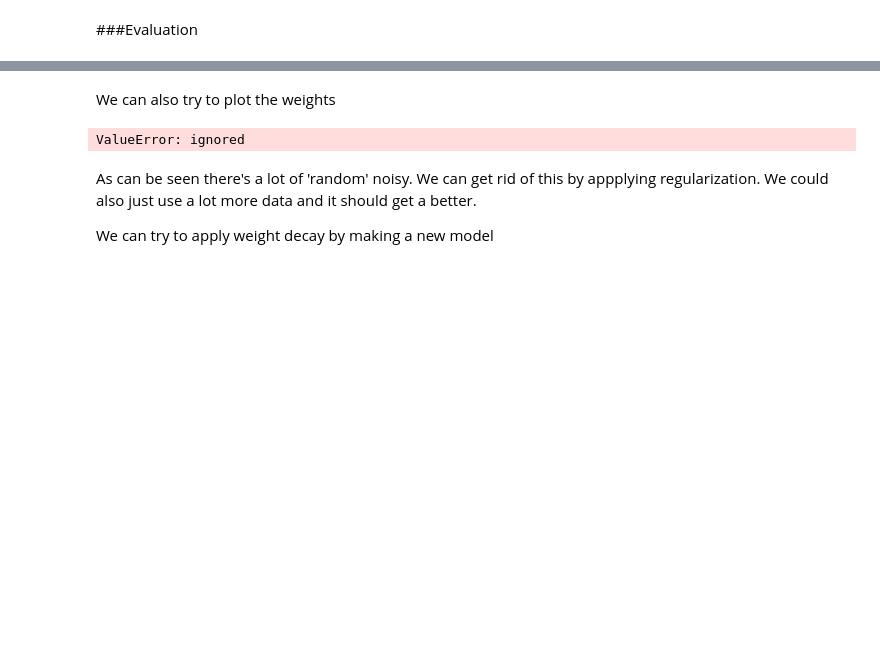
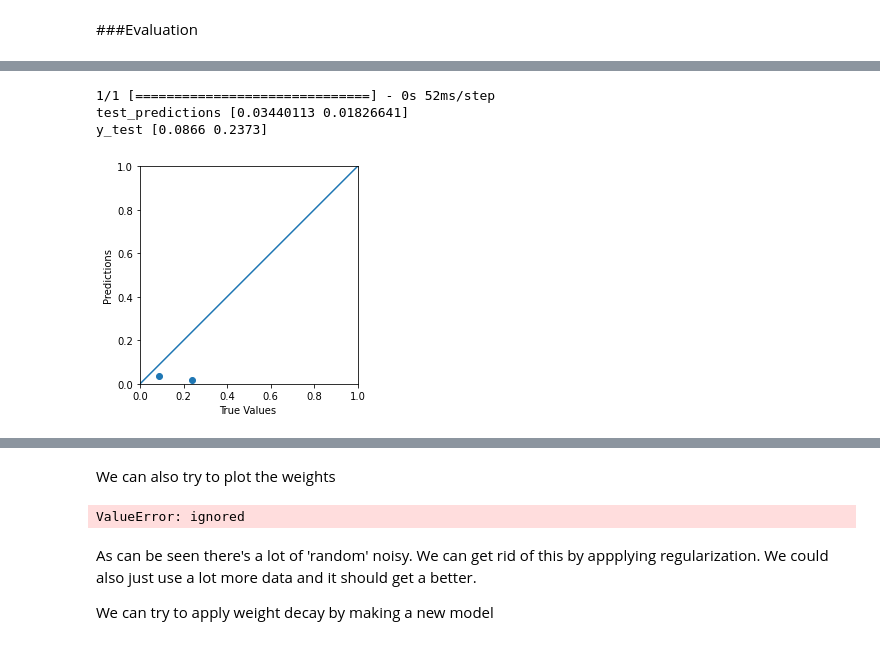
Before and after one commit to RasmusKlinkJoerg/geospatialMalariaPrediction, a Jupyter notebook: malaria_prediction.ipynb, the cells around one changed output, grey strips where cells are left out. Drawn from its saved outputs; the diff is of its cells as text; code cells hidden in the pictures; blank space fills up the shorter version.

```diff
--- a/malaria_prediction.ipynb
+++ b/malaria_prediction.ipynb
@@ -183,0 +204,19 @@ show_history(history)
+# %%
+test_predictions = model.predict(x_test).flatten()
+
+print("test_predictions", test_predictions)
+print("y_test", y_test)
+
+a = plt.axes(aspect='equal')
+plt.scatter(y_test, test_predictions)
+plt.xlabel('True Values ')
+plt.ylabel('Predictions')
+lims = [0, 1]
+plt.xlim(lims)
+plt.ylim(lims)
+_ = plt.plot(lims, lims)
+# %% [output]
+1/1 [==============================] - 0s 52ms/step
+test_predictions [0.03440113 0.01826641]
+y_test [0.0866 0.2373]
+[figure, added]
```
Also changed, not shown: parts of 12 cells of this notebook.
